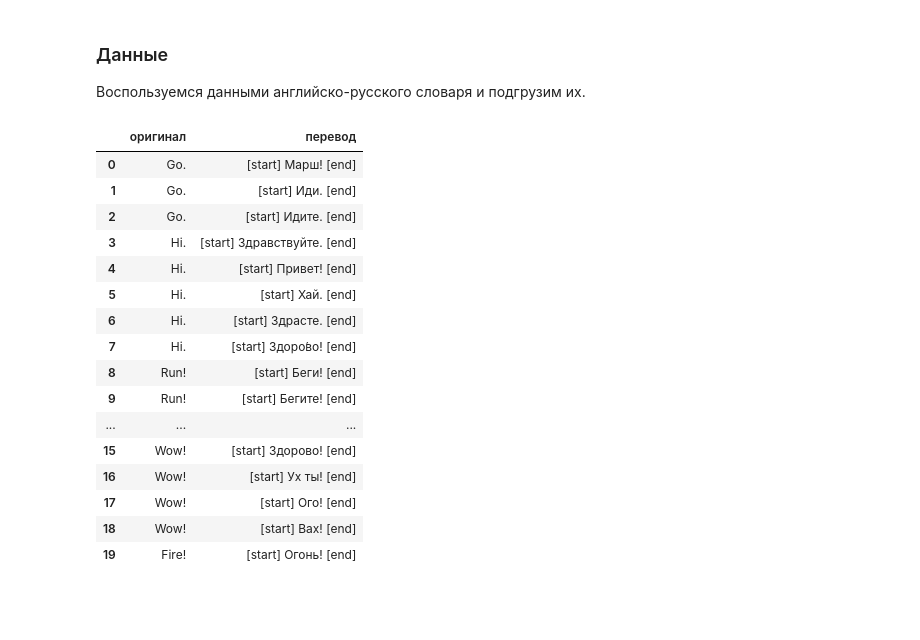
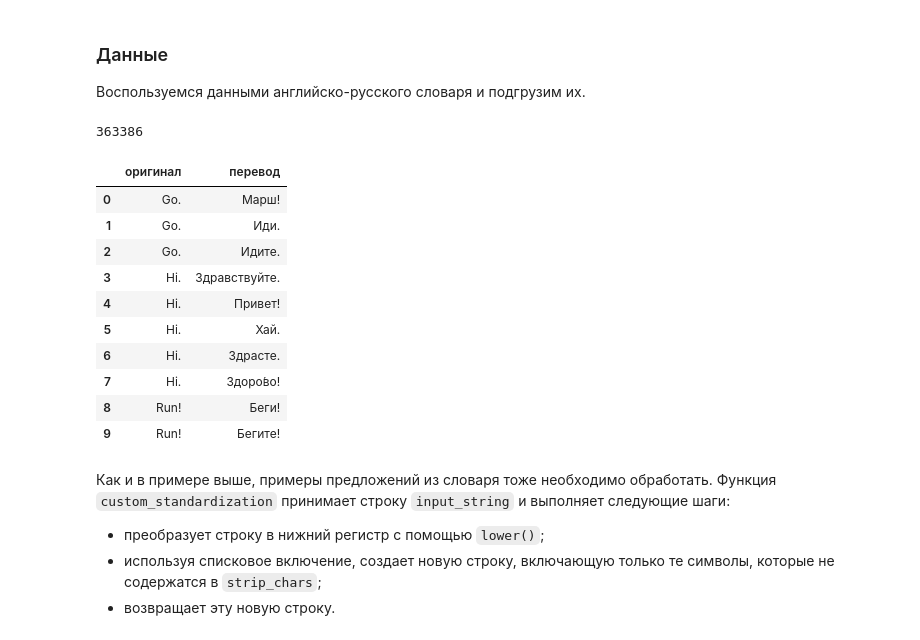
Before and after one commit to sirgrayX/ml_course_2023, a Jupyter notebook: 14_DL_NLP.ipynb, the cells around one changed output. Cells and saved outputs as stored; diff of their text form; code cells hidden in the pictures; blank space fills up the shorter version.

```diff
--- a/14_DL_NLP.ipynb
+++ b/14_DL_NLP.ipynb
@@ -553,42 +553,41 @@ Wall time: 8.05 s
 ### Данные
 Воспользуемся данными английско-русского словаря и подгрузим их.
 # %%
+import pandas as pd
+
 # откроем файл на чтение и выгрузим его содержимое
 with open('data/rus.txt') as file:
     lines = file.read().split("\n")[:-1]
+
+# спарсим из каждой строки предложение на английском и
+# его перевод на русском
+pairs = {
+    "оригинал" : [],
+    "перевод" :  []
+}
+for line in lines:
+    english, russian = line.split("\t")[:2]
+    pairs["оригинал"].append(english)
+    pairs["перевод"].append(russian)
+
+data = pd.DataFrame(pairs)
+print(len(data))
+data.head(10)
+# %% [output]
+363386
+|  | оригинал | перевод |
+| 0 | Go. | Марш! |
+| 1 | Go. | Иди. |
+| 2 | Go. | Идите. |
+| 3 | Hi. | Здравствуйте. |
+| 4 | Hi. | Привет! |
+| 5 | Hi. | Хай. |
+| 6 | Hi. | Здрасте. |
+| 7 | Hi. | Здоро́во! |
+| 8 | Run! | Беги! |
+| 9 | Run! | Бегите! |
-# %%
-# спарсим из каждой строки предложение на английском и
-# его перевод на русском
-
-import pandas as pd
-
-pairs = {
-    "оригинал" : [],
-    "перевод" :  []
-}
-for line in lines:
-    english, russian = line.split("\t")[:2]
-    russian = "[start] " + russian + " [end]" # добавим метки начала и конца предложения
-    pairs["оригинал"].append(english)
-    pairs["перевод"].append(russian)
-
-df = pd.DataFrame(pairs)
-df.head(20)
-# %% [output]
-|  | оригинал | перевод |
-| 0 | Go. | [start] Марш! [end] |
-| 1 | Go. | [start] Иди. [end] |
-| 2 | Go. | [start] Идите. [end] |
-| 3 | Hi. | [start] Здравствуйте. [end] |
-| 4 | Hi. | [start] Привет! [end] |
-| 5 | Hi. | [start] Хай. [end] |
-| 6 | Hi. | [start] Здрасте. [end] |
-| 7 | Hi. | [start] Здоро́во! [end] |
-| 8 | Run! | [start] Беги! [end] |
-| 9 | Run! | [start] Бегите! [end] |
-| ... | ... | ... |
-| 15 | Wow! | [start] Здорово! [end] |
-| 16 | Wow! | [start] Ух ты! [end] |
-| 17 | Wow! | [start] Ого! [end] |
-| 18 | Wow! | [start] Вах! [end] |
-| 19 | Fire! | [start] Огонь! [end] |
+# %% [markdown]
+Как и в примере выше, примеры предложений из словаря тоже необходимо обработать. Функция `custom_standardization` принимает строку `input_string` и выполняет следующие шаги:
+   - преобразует строку в нижний регистр с помощью `lower()`;
+   - используя списковое включение, создает новую строку, включающую только те символы, которые не содержатся в `strip_chars`;
+   - возвращает эту новую строку.
```
Also changed, not shown: parts of 33 cells of this notebook.
